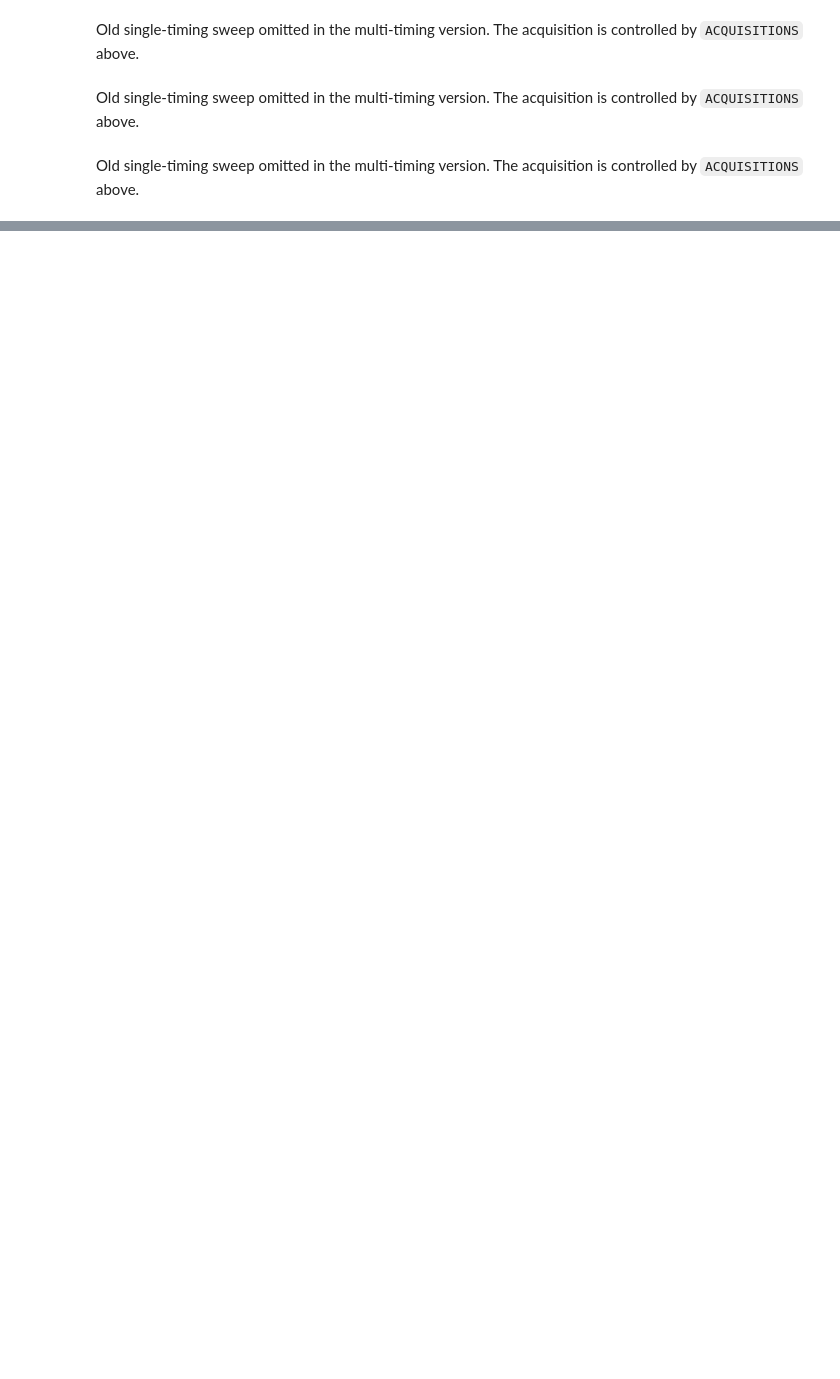
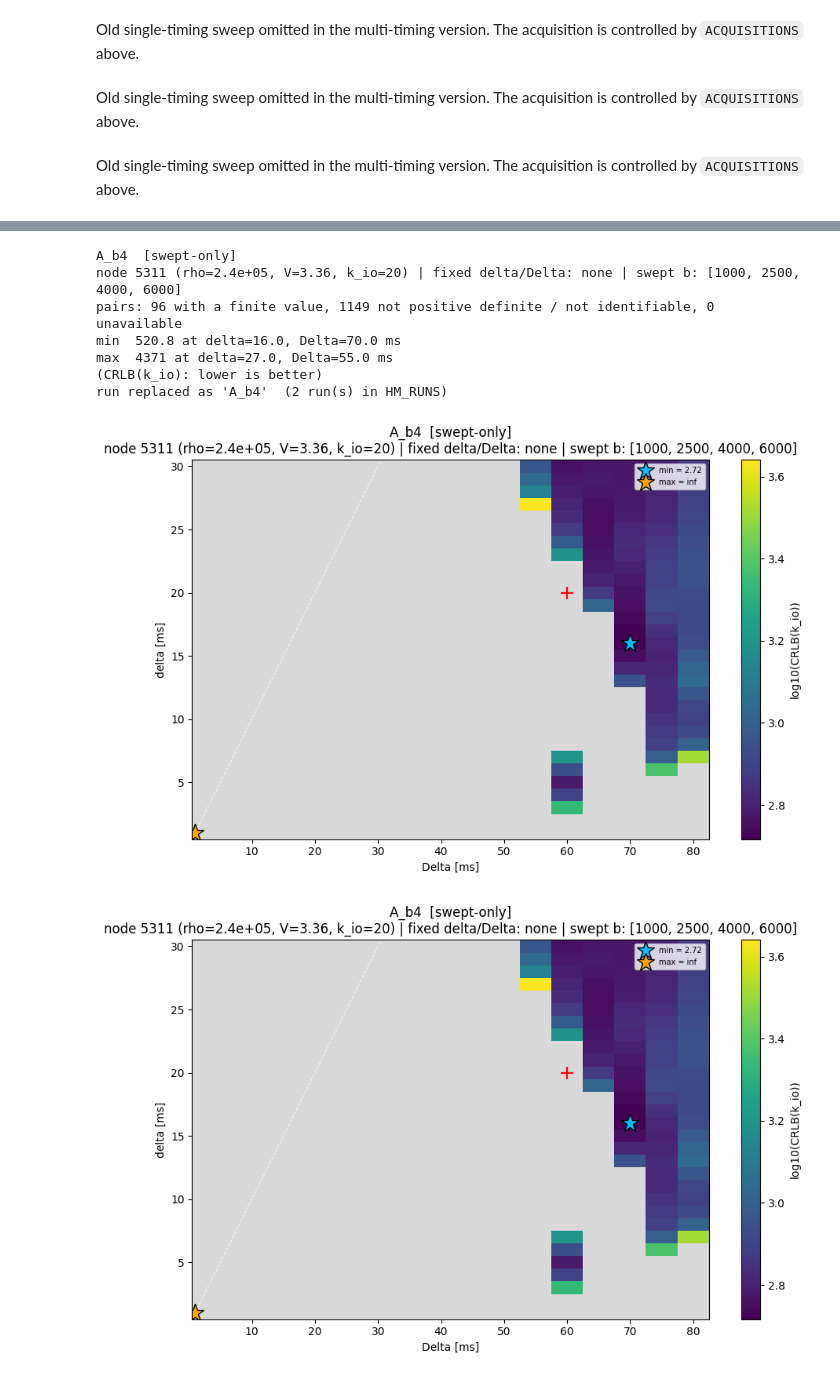
Before and after one commit to jadenfigger/Custom_MADI, a Jupyter notebook: analysis/phase2_barebones_multi_delta.ipynb, the cells around one changed output, grey strips where cells are left out. Saved outputs shown, nothing was run; the diff lists cells and outputs as text; code cells hidden in the pictures; blank space fills up the shorter version.

```diff
--- a/analysis/phase2_barebones_multi_delta.ipynb
+++ b/analysis/phase2_barebones_multi_delta.ipynb
@@ -460,0 +862,66 @@ Old single-timing sweep omitted in the multi-timing version. The acquisition is
+# %%
+# ---- map A: one swept timing, with named-run comparison ---------------------
+# Requires the registry cell above. Each cell of the map is a single timing
+# pair carrying HMA_B.
+#
+# HMA_METRIC picks what gets plotted:
+#   "ratio"          lambda3/lambda1 of the k_io-scaled Fisher matrix, (0, 1],
+#                     higher = better conditioned. HMA_PARAM is ignored.
+#   "crlb"           Cramer-Rao bound of PARAMETER_ORDER[HMA_PARAM], lower =
+#                     better (more precise).
+#   "relative_crlb"  fractional CRLB of that same parameter, lower = better.
+# HMA_PARAM: 0 = log_rho, 1 = log_V, 2 = k_io. Only used for the crlb metrics.
+#
+# Give the run a name and it goes into HM_RUNS. Point HMA_COMPARE_TO at an
+# earlier name to see the change. HMA_COMPARE_TO = None just plots this run.
+
+HMA_RHO, HMA_V, HMA_KIO = RHO, V, K_IO         # parameter coordinate for the map
+HMA_B    = [1000, 2500, 4000, 6000]            # b-values at every timing pair
+
+HMA_METRIC = "crlb"                           # "ratio" | "crlb" | "relative_crlb"
+HMA_PARAM  = 2                                 # 0=log_rho, 1=log_V, 2=k_io (crlb metrics only)
+
+HMA_NAME       = "A_b4"                        # name this run in HM_RUNS ("" = don't store)
+HMA_COMPARE_TO = None                          # e.g. "A_b3" to compare against that run
+HMA_CMP_MODE   = "log2ratio"                   # "log2ratio" | "ratio" | "diff"
+HMA_PANELS     = True                          # 3 panels (ref, current, change) vs change only
+
+HMA_LOG  = True                                # log10 colour scale on the map panels
+HMA_VMIN = None                                # colour limits, only used without a comparison
+HMA_VMAX = None
+HMA_MARK_ACQ     = True                        # red + at the ACQUISITIONS timings
+HMA_MARK_EXTREMA = True                        # star the min and max cell
+
+HMA_NODE = node_at(HMA_RHO, HMA_V, HMA_KIO)
+
+d, D, field, lam, counts = hm_sweep(HMA_NODE, HMA_B, metric=HMA_METRIC, param=HMA_PARAM)
+hma = hm_record(HMA_NAME or "(unnamed)", "swept-only", HMA_NODE, HMA_B, [],
+                d, D, field, lam, counts, metric=HMA_METRIC, param=HMA_PARAM)
+
+print(hm_describe(hma))
+print(f"pairs: {counts[0]} with a finite value, {counts[1]} not positive definite / "
+      f"not identifiable, {counts[2]} unavailable")
+if counts[0]:
+    i_min = np.unravel_index(np.nanargmin(field), field.shape)
+    fmax = np.where(np.isfinite(field), field, -np.inf)      # ignore +inf cells for the max
+    i_max = np.unravel_index(np.nanargmax(fmax), field.shape)
+    print(f"min  {field[i_min]:.4g} at delta={d[i_min[0]]:.1f}, Delta={D[i_min[1]]:.1f} ms")
+    print(f"max  {field[i_max]:.4g} at delta={d[i_max[0]]:.1f}, Delta={D[i_max[1]]:.1f} ms")
+    print(f"({hma['convention']}: {'higher' if hma['higher_is_better'] else 'lower'} is better)")
+
+hm_store(hma)
+
+marks = [(dd, DD) for dd, DD, _ in ACQUISITIONS] if HMA_MARK_ACQ else []
+hm_show(hma, ref=hm_get(HMA_COMPARE_TO) if HMA_COMPARE_TO else None,
+        cmp_mode=HMA_CMP_MODE, log=HMA_LOG, vmin=HMA_VMIN, vmax=HMA_VMAX,
+        marks=marks, mark_extrema=HMA_MARK_EXTREMA, panels=HMA_PANELS)
+# %% [output]
+A_b4  [swept-only]
+node 5311 (rho=2.4e+05, V=3.36, k_io=20) | fixed delta/Delta: none | swept b: [1000, 2500, 4000, 6000]
+pairs: 96 with a finite value, 1149 not positive definite / not identifiable, 0 unavailable
+min  520.8 at delta=16.0, Delta=70.0 ms
+max  4371 at delta=27.0, Delta=55.0 ms
+(CRLB(k_io): lower is better)
+run replaced as 'A_b4'  (2 run(s) in HM_RUNS)
+[figure, added]
+[figure, added]
```
Also changed, not shown: parts of 6 cells of this notebook, 6 other files.
